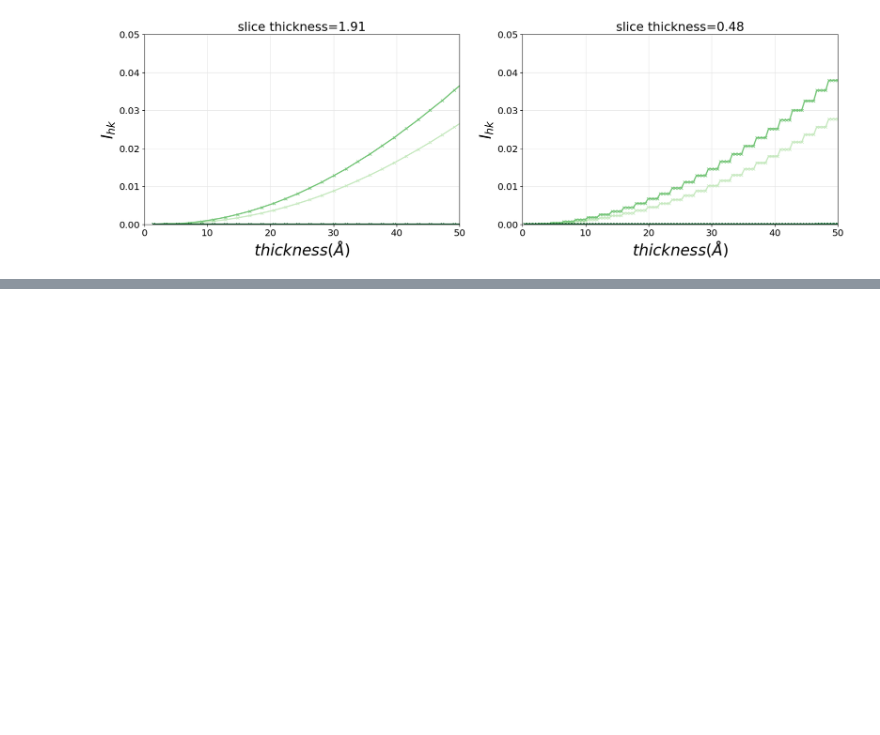
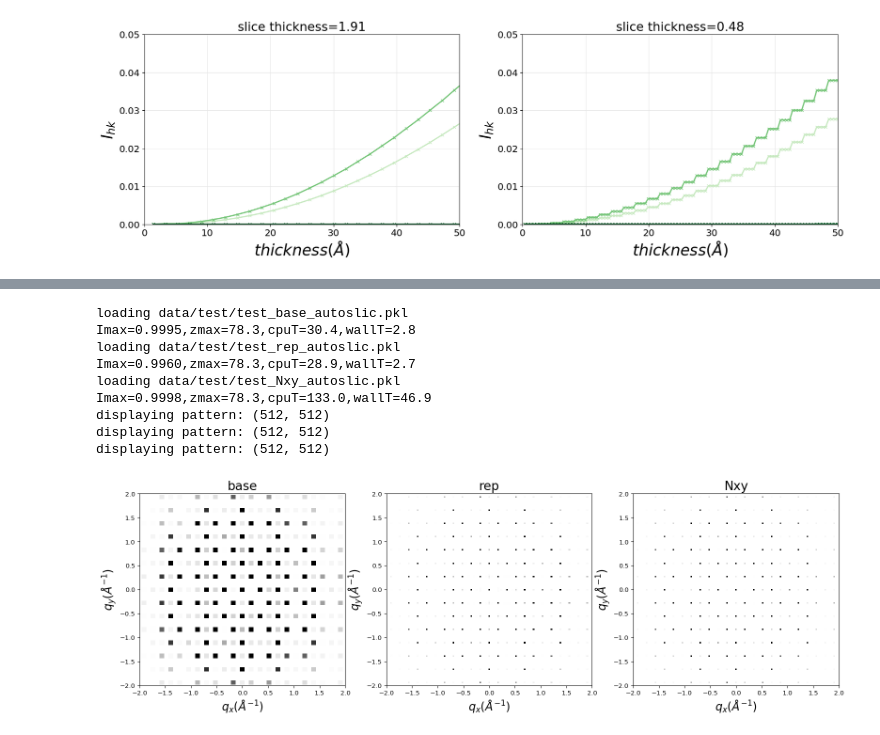
Before and after one commit to ccp4/electron-diffraction, a Jupyter notebook: multislice/notebooks/multislice/Silicon.ipynb, the cells around one changed output, grey strips where cells are left out. Drawn from its saved outputs; the diff is of its cells as text; code cells hidden in the pictures; blank space fills up the shorter version.

```diff
--- a/multislice/notebooks/multislice/Silicon.ipynb
+++ b/multislice/notebooks/multislice/Silicon.ipynb
@@ -16,6 +19,4 @@ path = 'data/test/'
 Since we will be simulating the same crystal orientation using different parameters, the `tail` parameter can be used to distinguish the simulations from one another by adding it to the naming convention.
 # %%
 args = {'name':path,'mulslice':False,'data':'Si110.xyz','keV':200,
-             'repeat':[2,2,100],'NxNy':512,'slice_thick':1.91,'Nhk':3}
-
-multi0 = mupy.Multislice(tail='base', opt='srfp',ppopt='w',ssh='badb',**args)
+             'repeat':[3,2,20],'NxNy':512,'slice_thick':1.91,'Nhk':3}
@@ -65,3 +71,6 @@ test_slice_autoslic job submitted at Fri Apr 16 10:13:49 2021
 # %% [markdown]
 By comparing the beam evolution with thickness for the **base** and the reduced **slice** thickness simulation, it is clear that the addition of the intermediate slices do not have any effect on the propagation of the beam.
 This is obvious from the constant lines appearing in the thickness dependant evolution of the beam.
+# %%
+multi0 = pp.load(path,'base')
+multi0.print_log()
@@ -77,0 +108,3 @@ loading data/test/test_slice_autoslic.pkl
+# %%
+args_rep = args.copy();args_rep['repeat']=[9,6,20]
+multi_rep = mupy.Multislice(tag='rep', opt='srp',ppopt='w',ssh='badb',**args_rep)
@@ -77,0 +122,3 @@ loading data/test/test_slice_autoslic.pkl
+# %%
+args_Nxy = args_rep.copy();args_Nxy['NxNy']=2**11
+multi_Nxy = mupy.Multislice(tag='Nxy', opt='srfp',ppopt='w',ssh='badb',**args_Nxy)
@@ -77,0 +139,23 @@ loading data/test/test_slice_autoslic.pkl
+# %%
+multi_base = pp.load(path,tag='base');multi_base.log_info()
+multi_rep = pp.load(path,tag='rep');multi_rep.log_info()
+multi_Nxy = pp.load(path,tag='Nxy');multi_Nxy.log_info()
+
+
+
+fig,(ax0,ax1,ax2) = dsp.create_fig(figsize='21',rc=[1,3])
+p_args={'xylims':2,'pOpt':'tX','fonts':{'lab':18,'tick':10},'caxis':[0,0.001]}
+multi_base.pattern(Iopt='ns',tol=1e-5,ax=ax0,title='base',**p_args);
+multi_rep.pattern( Iopt='ns',tol=1e-5,ax=ax1,title='rep' ,**p_args);
+multi_Nxy.pattern( Iopt='ns',tol=1e-5,ax=ax2,title='Nxy' ,**p_args);
+# %% [output]
+loading data/test/test_base_autoslic.pkl
+Imax=0.9995,zmax=78.3,cpuT=30.4,wallT=2.8
+loading data/test/test_rep_autoslic.pkl
+Imax=0.9960,zmax=78.3,cpuT=28.9,wallT=2.7
+loading data/test/test_Nxy_autoslic.pkl
+Imax=0.9998,zmax=78.3,cpuT=133.0,wallT=46.9
+displaying pattern: (512, 512)
+displaying pattern: (512, 512)
+displaying pattern: (512, 512)
+[figure, added]
```
Also changed, not shown: parts of 15 cells of this notebook, 1 other file.
